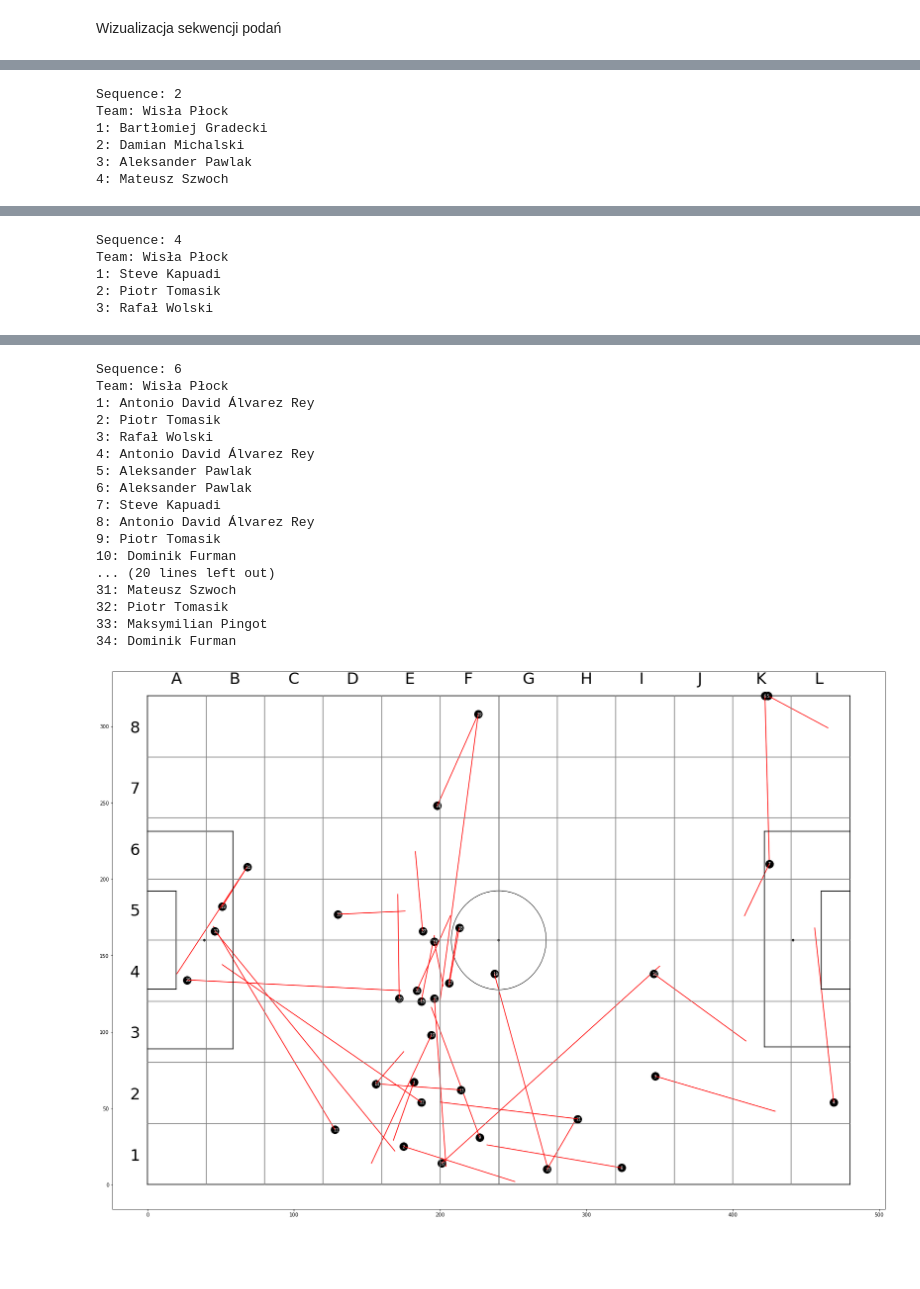
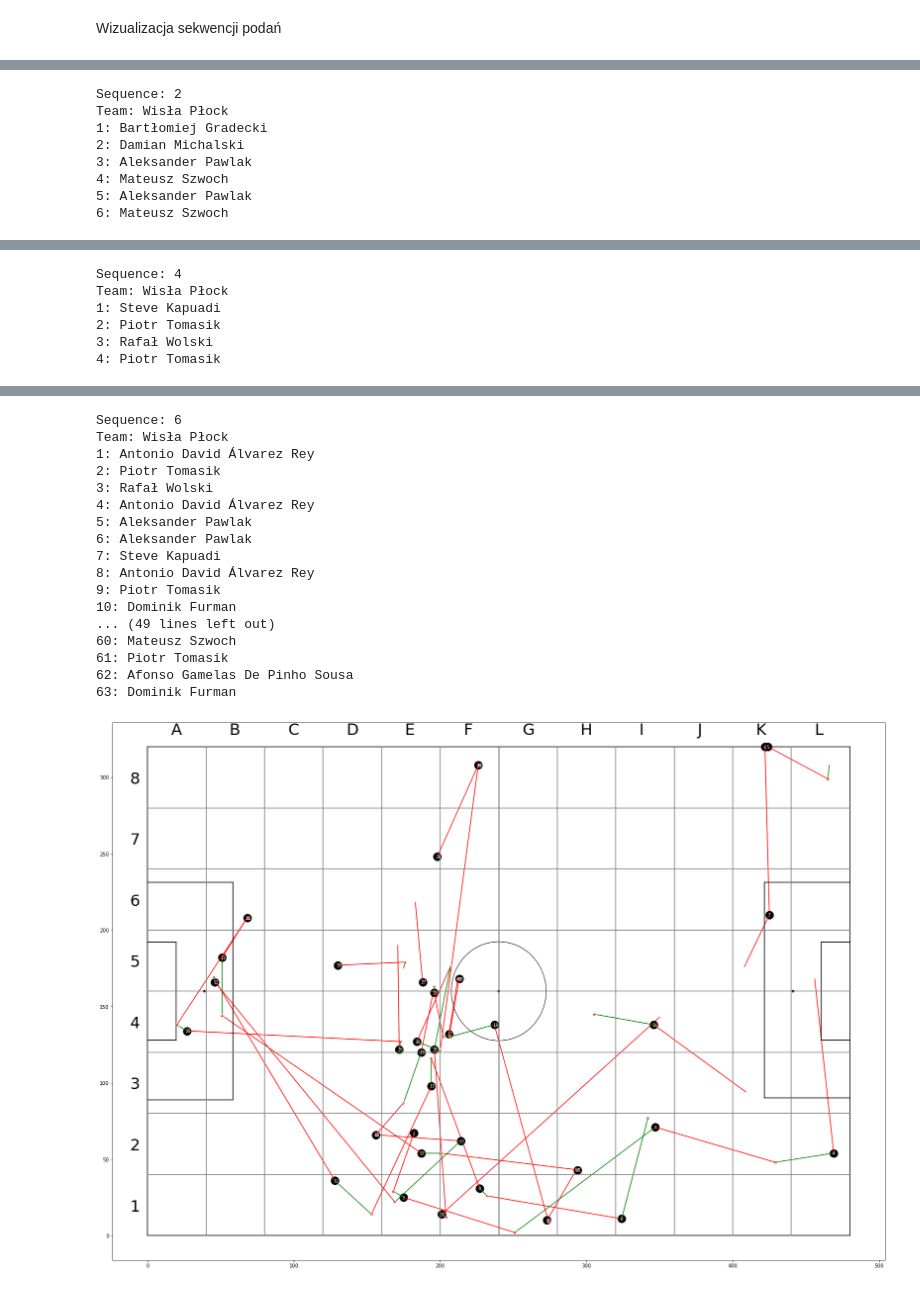
Before and after one commit to mattyl006/sport-data-science, a Jupyter notebook: find_pass_seq.ipynb, the cells around one changed output, grey strips where cells are left out. Saved outputs shown, nothing was run; the diff lists cells and outputs as text; code cells hidden in the pictures; blank space fills up the shorter version.

Commit message:
add draw_events_sequence - draws carrys

```diff
--- a/find_pass_seq.ipynb
+++ b/find_pass_seq.ipynb
@@ -65,7 +66,8 @@ start_team = passes['possession_team'][0]
 
 for i, s in enumerate(sequences):
     print(f'Sequence: {i+1}')
-    draw_passes_sequence(s, start_team, def_areas_x, def_areas_y, scale=4)
+    # draw_passes_sequence(s, start_team, def_areas_x, def_areas_y, scale=4)
+    draw_events_sequence(s, start_team, def_areas_x, def_areas_y, scale=4, carrys_sequence=carrys_sequences[i])
     if i == 5:
         break
 # %% [output]
@@ -83,6 +88,8 @@ Team: Wisła Płock
 2: Damian Michalski
 3: Aleksander Pawlak
 4: Mateusz Szwoch
+5: Aleksander Pawlak
+6: Mateusz Szwoch
 [figure]
 Sequence: 3
 Team: Lech Poznan
@@ -104,6 +114,7 @@ Team: Wisła Płock
 1: Steve Kapuadi
 2: Piotr Tomasik
 3: Rafał Wolski
+4: Piotr Tomasik
 [figure]
 Sequence: 5
 Team: Lech Poznan
@@ -121,18 +140,18 @@ Team: Lech Poznan
 Sequence: 6
 Team: Wisła Płock
 1: Antonio David Álvarez Rey
 2: Piotr Tomasik
 3: Rafał Wolski
 4: Antonio David Álvarez Rey
 5: Aleksander Pawlak
 6: Aleksander Pawlak
 7: Steve Kapuadi
 8: Antonio David Álvarez Rey
 9: Piotr Tomasik
 10: Dominik Furman
-... (20 lines left out)
-31: Mateusz Szwoch
-32: Piotr Tomasik
-33: Maksymilian Pingot
-34: Dominik Furman
+... (49 lines left out)
+60: Mateusz Szwoch
+61: Piotr Tomasik
+62: Afonso Gamelas De Pinho Sousa
+63: Dominik Furman
-[figure, old version]
+[figure, new version]
```
Also changed, not shown: parts of 2 cells of this notebook, 1 other file.
